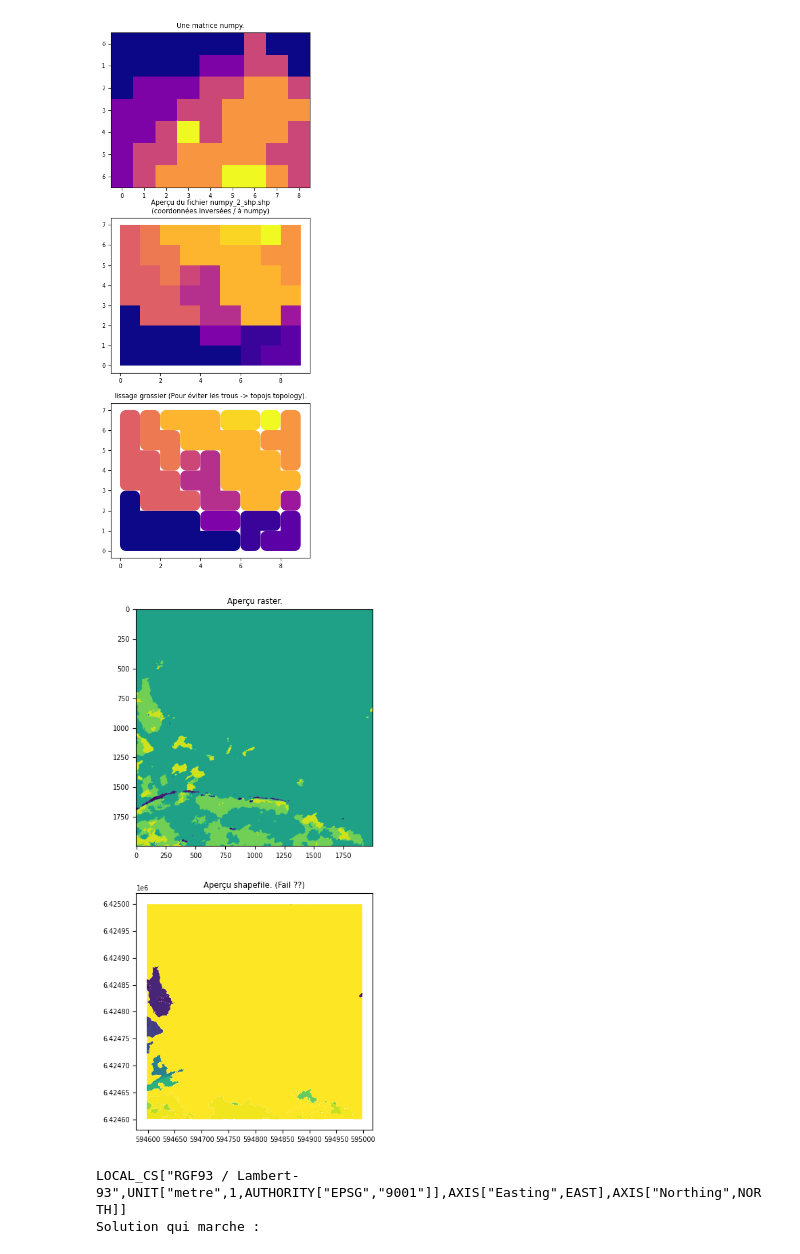
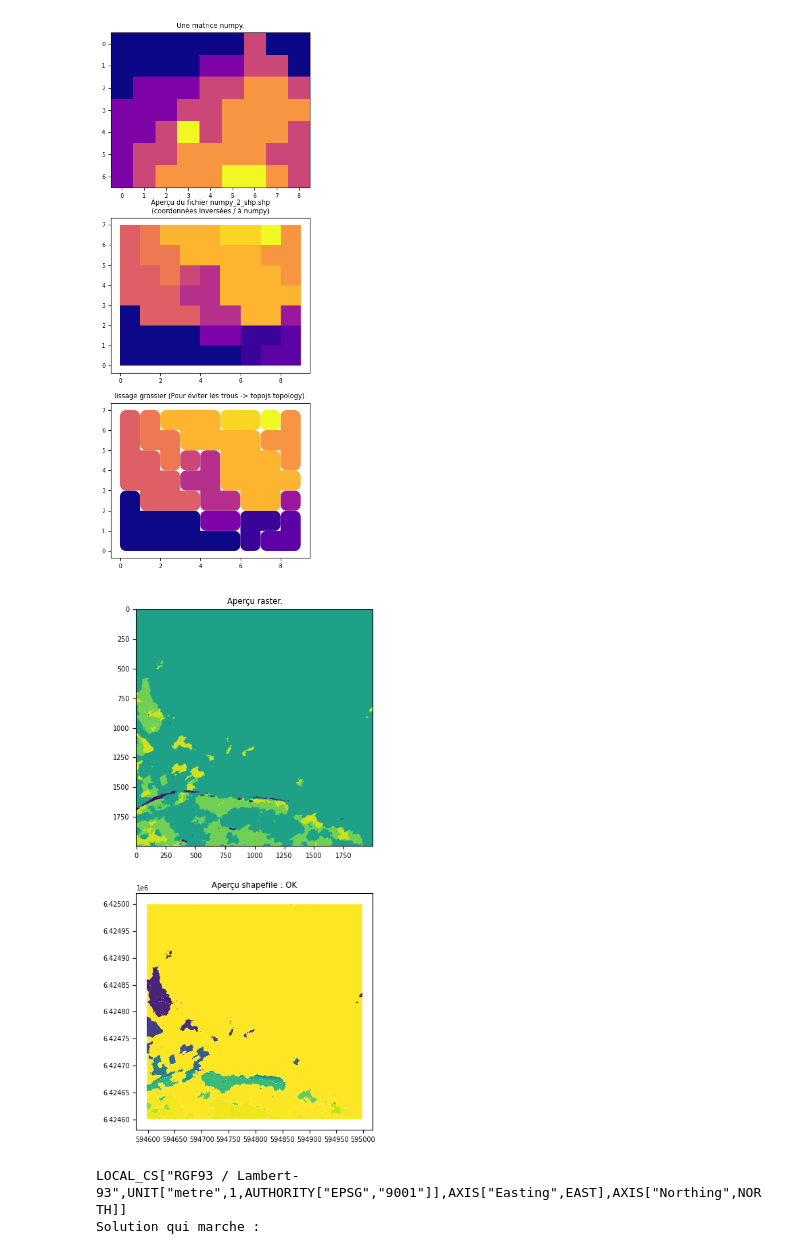
Before and after one commit to romaingalet/Traitement-raster-matriciel, a Jupyter notebook: array_2_shapefile.ipynb, the cells around one changed output. Drawn from its saved outputs; the diff is of its cells as text; code cells hidden in the pictures.

```diff
--- a/array_2_shapefile.ipynb
+++ b/array_2_shapefile.ipynb
@@ -65,40 +65,32 @@ gp.read_file(out_shp).buffer(-0.3).buffer(0.3).plot(cmap = 'plasma', ax = axs[2]
 # %%
 # 2- Conversion à partir de raster
 
 import rasterio as rio
-from shapely.geometry import Polygon, MultiPolygon, mapping
+from shapely.geometry import shape
+from geopandas import GeoDataFrame
 
 rst_f = '_files/1-7967-22978_amax.tif'
 
 with rio.open(rst_f) as src:
-    profile = src.profile
-    transf = src.transform
     np_in = src.read(1)
+    # Transfo. éventuelles du nd.array ...
 
     # DEBUT affichage
     fig, axs = plt.subplots(2)
     axs[0].set_title('Aperçu raster.')
     axs[0].imshow(np_in, cmap='viridis')
     # FIN affichage
 
-    schema = {
-        'geometry': 'Polygon',
-        'properties': {
-            'val': 'int'
-        }
-    }
     out_shp = '_files/rst_2_shp.shp'
 
-    with fiona.open(out_shp, 'w', crs=from_epsg(2154), driver='ESRI Shapefile', schema=schema) as output:
-        for sh in shapes(np_in, transform=transf):
-            p, val = sh[0]['coordinates'][0], sh[1]
-            poly = Polygon(p)
-            output.write({'geometry': mapping(poly), 'properties': {'val': val}})
+    shape_gen = ((shape(s), v) for s, v in shapes(np_in, transform=src.transform))
+    gdf = GeoDataFrame(dict(zip(["geometry", "class"], zip(*shape_gen))), crs=src.crs)
+    gdf.to_file(out_shp)
 
     # DEBUT affichage
-    axs[1].set_title('Aperçu shapefile. (Fail ??)')
+    axs[1].set_title('Aperçu shapefile : OK')
     gp.read_file(out_shp).plot(cmap = 'viridis', ax = axs[1])
     # FIN affichage
 # %% [output]
-[figure, old version]
+[figure, new version]
 # %%
```
Also changed, not shown: parts of 1 cell of this notebook.
